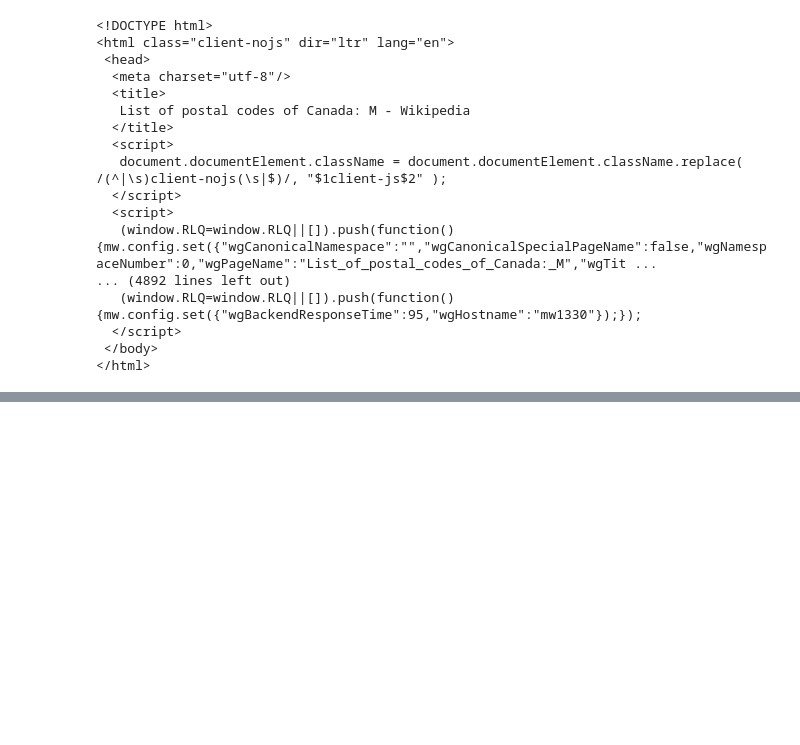
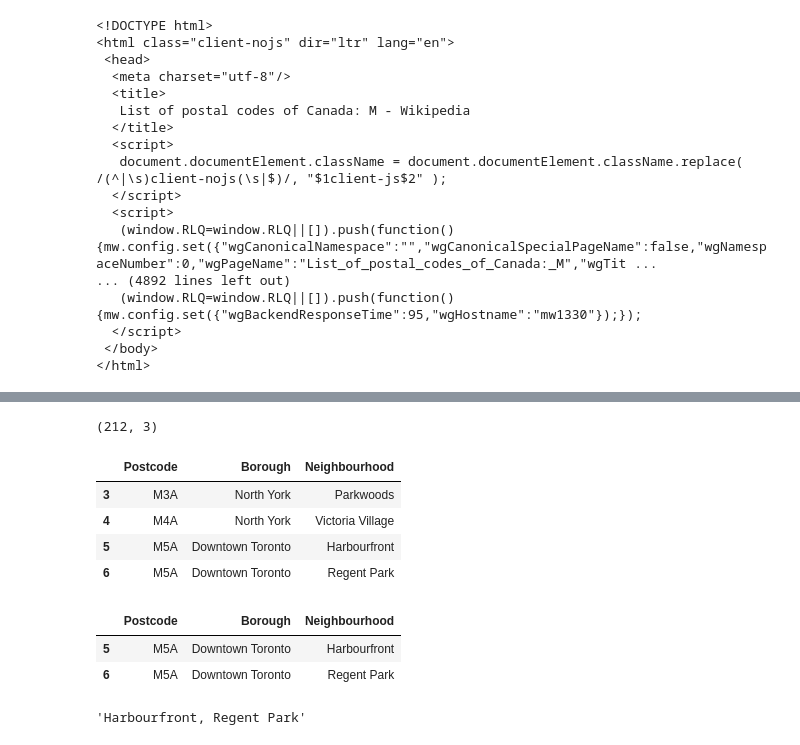
Before and after one commit to skorpiogit/IBMCapstone, a Jupyter notebook: ExploreToronto.ipynb, the cells around one changed output, grey strips where cells are left out. Saved outputs shown, nothing was run; the diff lists cells and outputs as text; code cells hidden in the pictures; blank space fills up the shorter version.

```diff
--- a/ExploreToronto.ipynb
+++ b/ExploreToronto.ipynb
@@ -82,0 +33,8 @@ toronto_tbl
+# %%
+table = soup.find_all("table")[0]
+df = pd.read_html(str(table))[0]
+# %%
+cols = df.loc[0,:].values
+df.columns = cols
+# %%
+df = df.loc[1:,:]#.resetindex()
@@ -82,0 +51,11 @@ toronto_tbl
+# %%
+df = df[df.Borough != "Not assigned"]
+print(df.shape)
+df.head(4)
+# %% [output]
+(212, 3)
+|  | Postcode | Borough | Neighbourhood |
+| 3 | M3A | North York | Parkwoods |
+| 4 | M4A | North York | Victoria Village |
+| 5 | M5A | Downtown Toronto | Harbourfront |
+| 6 | M5A | Downtown Toronto | Regent Park |
@@ -82,0 +68,6 @@ toronto_tbl
+# %%
+df[df.Postcode == "M5A"]
+# %% [output]
+|  | Postcode | Borough | Neighbourhood |
+| 5 | M5A | Downtown Toronto | Harbourfront |
+| 6 | M5A | Downtown Toronto | Regent Park |
@@ -82,0 +82,4 @@ toronto_tbl
+# %%
+post_neigh_dic["M5A"]
+# %% [output]
+'Harbourfront, Regent Park'
```
Also changed, not shown: parts of 16 cells of this notebook.
